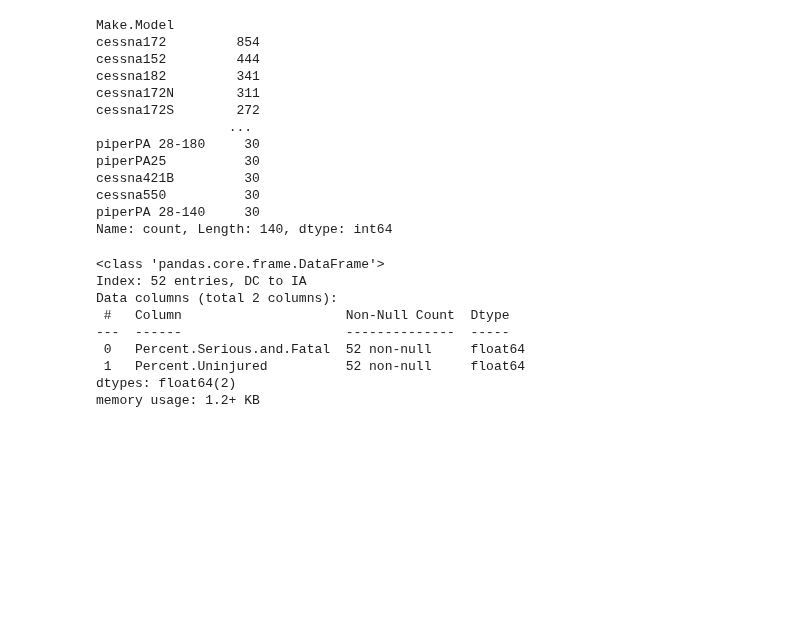
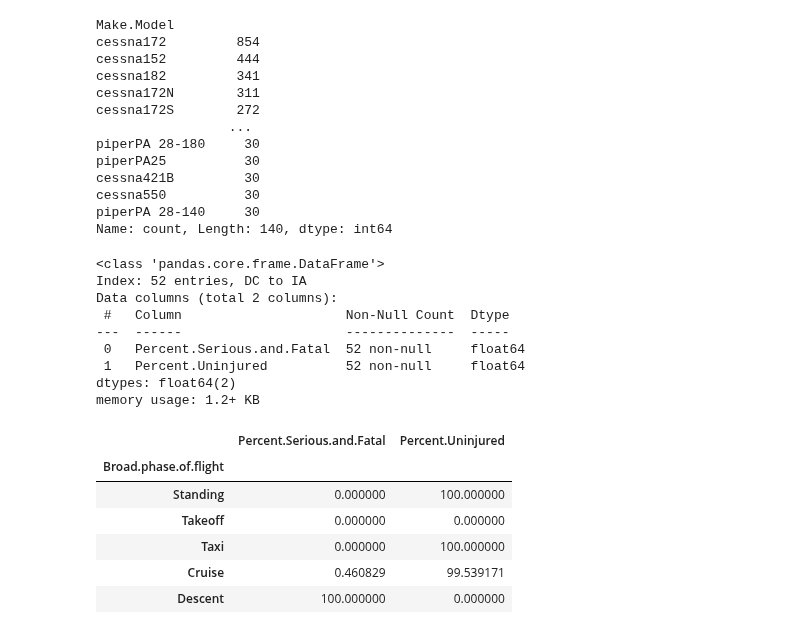
Before and after one commit to learn-co-curriculum/dsc-phase-1-project-v3, a Jupyter notebook: Notebooks/Data_Exploration_Cleaning.ipynb, the cells around one changed output. Cells and saved outputs as stored; diff of their text form; code cells hidden in the pictures; blank space fills up the shorter version.

Commit message:
looking at phase of flight by suggested models

```diff
--- a/Notebooks/Data_Exploration_Cleaning.ipynb
+++ b/Notebooks/Data_Exploration_Cleaning.ipynb
@@ -914,3 +914,19 @@ Data columns (total 2 columns):
  1   Percent.Uninjured          52 non-null     float64
 dtypes: float64(2)
 memory usage: 1.2+ KB
+# %%
+df_boeing = df_trimmed[df_trimmed['Make'] == 'boeing']
+
+df_boeing
+
+broad_phase_of_flight_boeing = df_boeing.pivot_table(index = ['Broad.phase.of.flight'], values = ['Percent.Uninjured', 'Percent.Serious.and.Fatal'], aggfunc = 'mean')
+broad_phase_of_flight_boeing.sort_values(by = 'Percent.Serious.and.Fatal', inplace = True)
+broad_phase_of_flight_boeing
+# %% [output]
+|  | Percent.Serious.and.Fatal | Percent.Uninjured |
+| Broad.phase.of.flight |  |  |
+| Standing | 0.000000 | 100.000000 |
+| Takeoff | 0.000000 | 0.000000 |
+| Taxi | 0.000000 | 100.000000 |
+| Cruise | 0.460829 | 99.539171 |
+| Descent | 100.000000 | 0.000000 |
```
Also changed, not shown: parts of 2 cells of this notebook.
